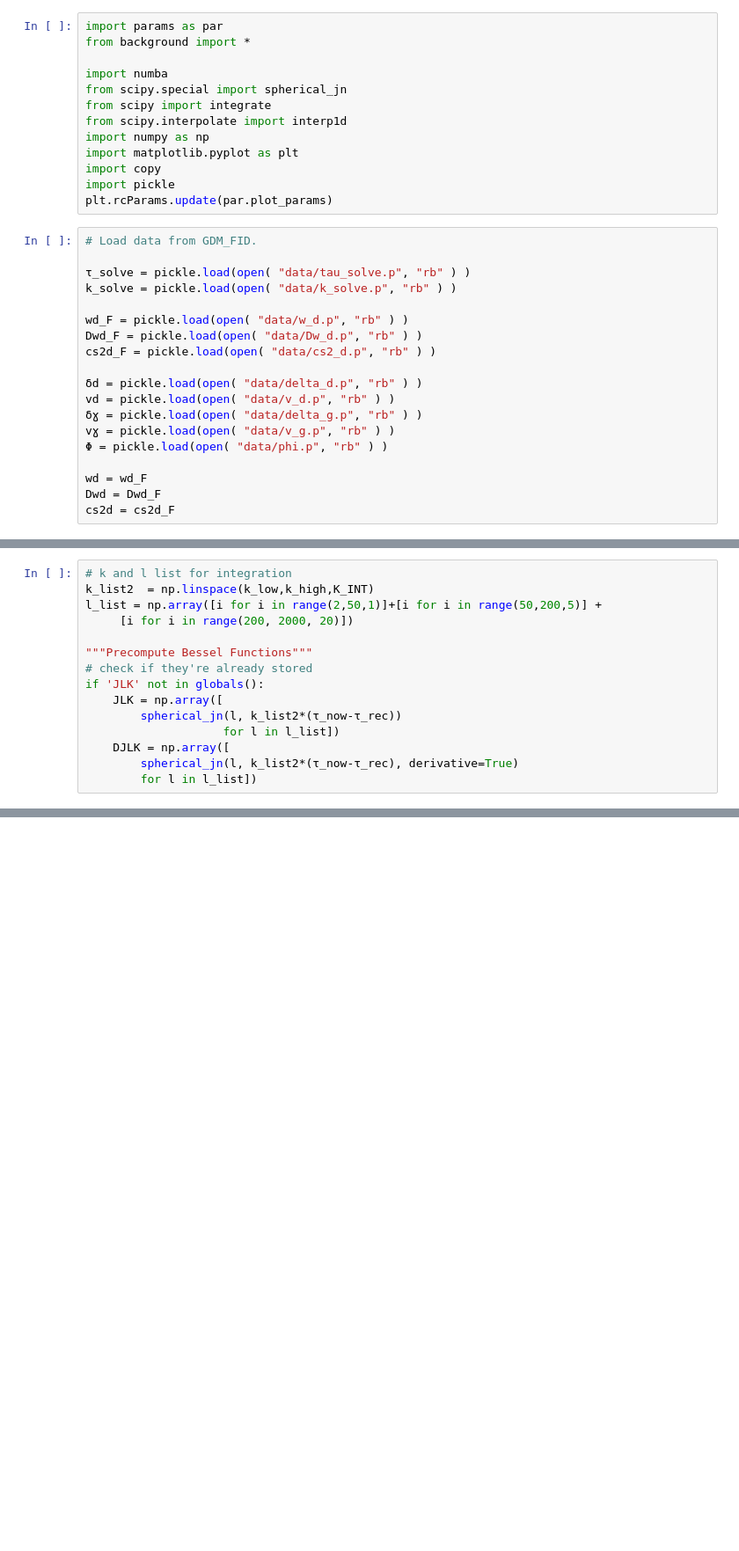
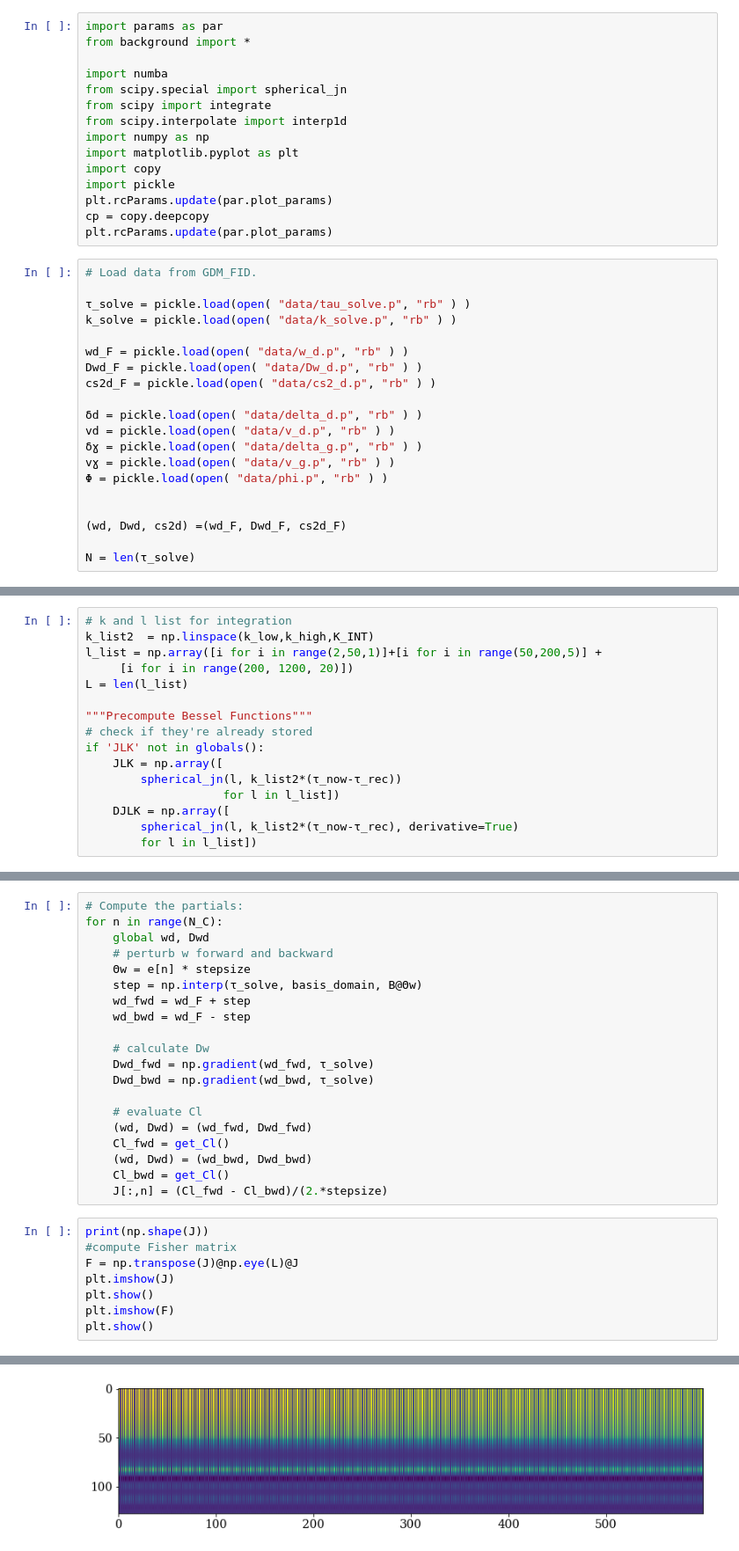
Before and after one commit to aifer4/summer_2019, a Jupyter notebook: PCA.ipynb, the cells around one changed output, grey strips where cells are left out. Shown at 88% size. Drawn from its saved outputs; the diff is of its cells as text; blank space fills up the shorter version.

```diff
--- a/PCA.ipynb
+++ b/PCA.ipynb
@@ -11,6 +11,8 @@ import matplotlib.pyplot as plt
 import copy
 import pickle
 plt.rcParams.update(par.plot_params)
+cp = copy.deepcopy
+plt.rcParams.update(par.plot_params)
 # %%
 # Load data from GDM_FID.
 
@@ -27,9 +29,10 @@ vd = pickle.load(open( "data/v_d.p", "rb" ) )
 vɣ = pickle.load(open( "data/v_g.p", "rb" ) )
 Φ = pickle.load(open( "data/phi.p", "rb" ) )
 
-wd = wd_F
-Dwd = Dwd_F
-cs2d = cs2d_F
+
+(wd, Dwd, cs2d) =(wd_F, Dwd_F, cs2d_F)
+
+N = len(τ_solve)
 # %%
 """1 fluid"""
 
@@ -106,7 +109,8 @@ def solve():
 # k and l list for integration
 k_list2  = np.linspace(k_low,k_high,K_INT)
 l_list = np.array([i for i in range(2,50,1)]+[i for i in range(50,200,5)] +
-     [i for i in range(200, 2000, 20)])
+     [i for i in range(200, 1200, 20)])
+L = len(l_list)
 
 """Precompute Bessel Functions"""
 # check if they're already stored
@@ -204,0 +194,29 @@ plt.show()
+# %%
+# Compute the partials:
+for n in range(N_C):
+    global wd, Dwd
+    # perturb w forward and backward
+    Θw = e[n] * stepsize
+    step = np.interp(τ_solve, basis_domain, B@Θw)
+    wd_fwd = wd_F + step
+    wd_bwd = wd_F - step
+
+    # calculate Dw
+    Dwd_fwd = np.gradient(wd_fwd, τ_solve)
+    Dwd_bwd = np.gradient(wd_bwd, τ_solve)
+
+    # evaluate Cl
+    (wd, Dwd) = (wd_fwd, Dwd_fwd)
+    Cl_fwd = get_Cl()
+    (wd, Dwd) = (wd_bwd, Dwd_bwd)
+    Cl_bwd = get_Cl()
+    J[:,n] = (Cl_fwd - Cl_bwd)/(2.*stepsize)
+# %%
+print(np.shape(J))
+#compute Fisher matrix
+F = np.transpose(J)@np.eye(L)@J
+plt.imshow(J)
+plt.show()
+plt.imshow(F)
+plt.show()
+# %% [output]
@@ -204,0 +224 @@ plt.show()
+[figure, added]
```
Also changed, not shown: parts of 11 cells of this notebook, 12 other files.
